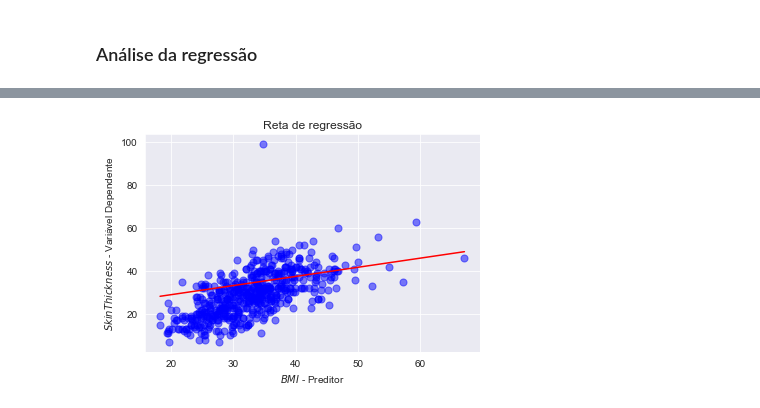
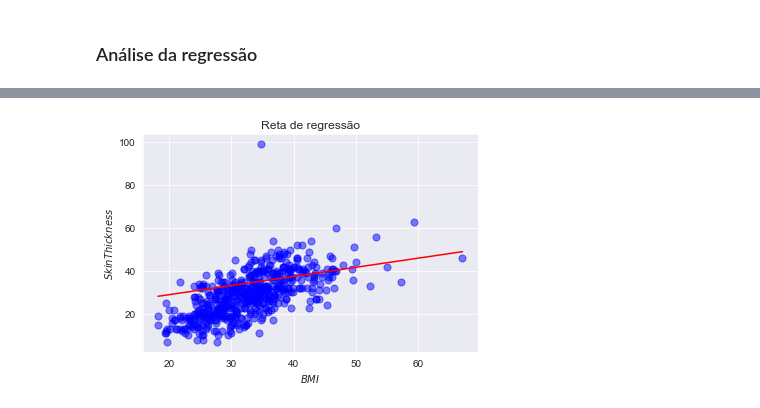
Before and after one commit to atrigo/PyTrigo, a Jupyter notebook: Versao2/PyTrigo-V2-4-Pandas-DataSets-2.ipynb, the cells around one changed output, grey strips where cells are left out. Cells and saved outputs as stored; diff of their text form; code cells hidden in the pictures.

```diff
--- a/Versao2/PyTrigo-V2-4-Pandas-DataSets-2.ipynb
+++ b/Versao2/PyTrigo-V2-4-Pandas-DataSets-2.ipynb
@@ -615,11 +622,11 @@ Notes:
 # %%
 #Apresentar um gráfico com os dados e a reta de regressão
 plt.scatter(y=df3.SkinThickness, x=df3.BMI, color='blue', s=50, alpha=.5)
 X_plot = scipy.linspace(min(df3.BMI), max(df3.BMI), len(df3.BMI))
 plt.plot(X_plot, X_plot*model.params[1] + model.params[0], color='r')
 plt.title('Reta de regressão')
-plt.ylabel('$SkinThickness$ - Variável Dependente')
-plt.xlabel('$BMI$ - Preditor')
+plt.ylabel('$SkinThickness$')
+plt.xlabel('$BMI$')
 plt.show()
 # %% [output]
-[figure, old version]
+[figure, new version]
```
Also changed, not shown: parts of 9 cells of this notebook.
